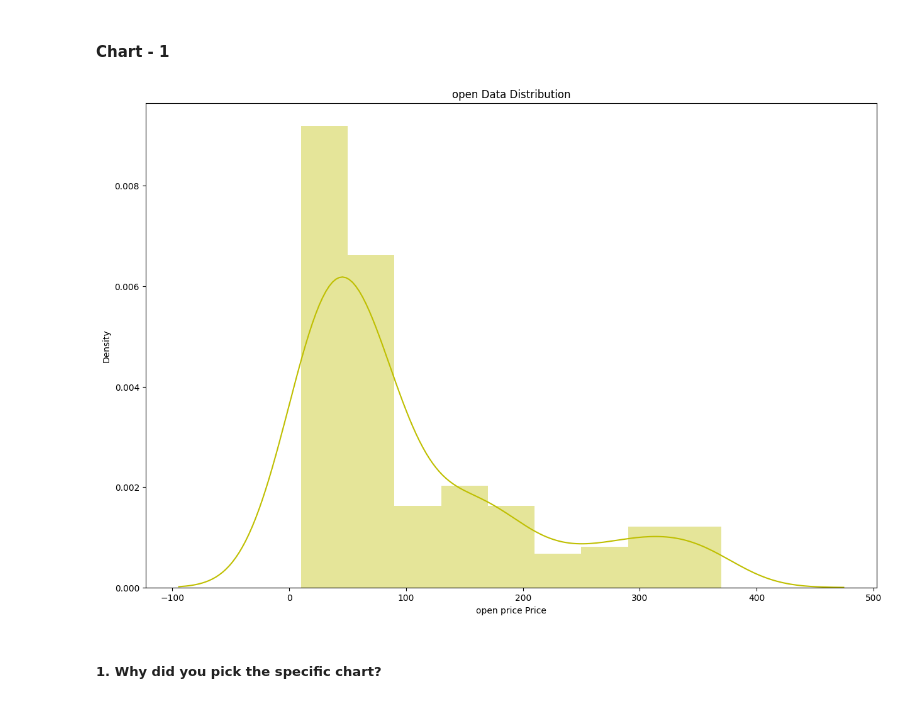
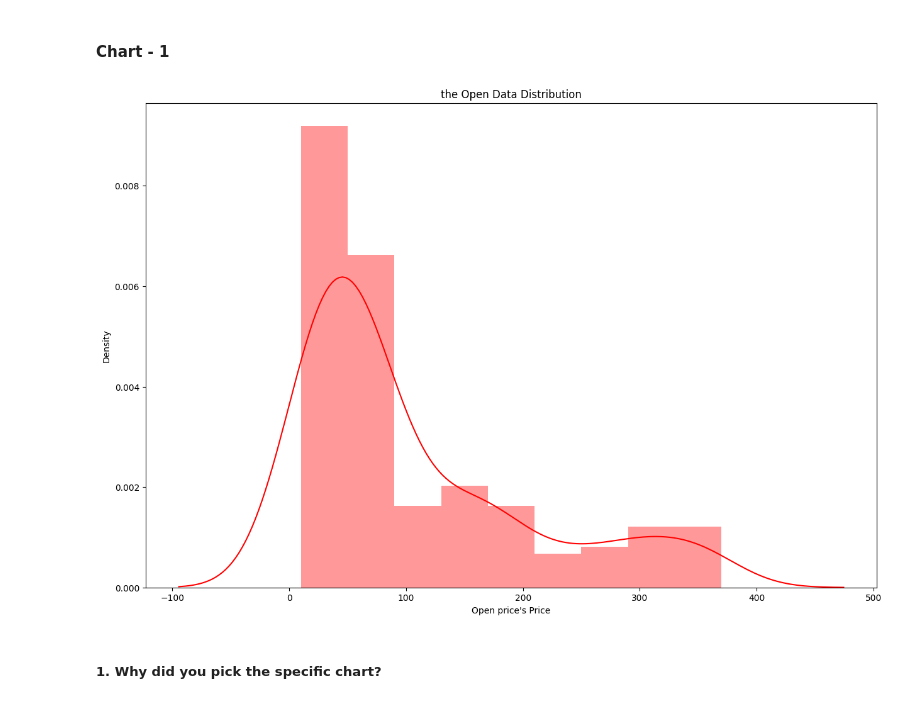
Before and after one commit to Ktiwari700/Capstone_Project_2, a Jupyter notebook: Kamini_Tiwari_Regression_Project_Submission_Template.ipynb, the cells around one changed output. Saved outputs shown, nothing was run; the diff lists cells and outputs as text; code cells hidden in the pictures.

```diff
--- a/Kamini_Tiwari_Regression_Project_Submission_Template.ipynb
+++ b/Kamini_Tiwari_Regression_Project_Submission_Template.ipynb
@@ -320,13 +322,13 @@ In all anipilations we find no null values and 185 unique no in date 183 Open 18
 # %%
 # Chart - 1 visualization code
 
 plt.figure(figsize=(15,10))
-sns.distplot(data['Open'],color="y")
-plt.title('open Data Distribution')
-plt.xlabel('open price Price')
+sns.distplot(data['Open'],color="red")
+plt.title('the Open Data Distribution')
+plt.xlabel("Open price's Price")
 plt.show()
 # %% [output]
-[figure, old version]
+[figure, new version]
 # %% [markdown]
 ##### 1. Why did you pick the specific chart?
 # %% [markdown]
```
Also changed, not shown: parts of 13 cells of this notebook.
